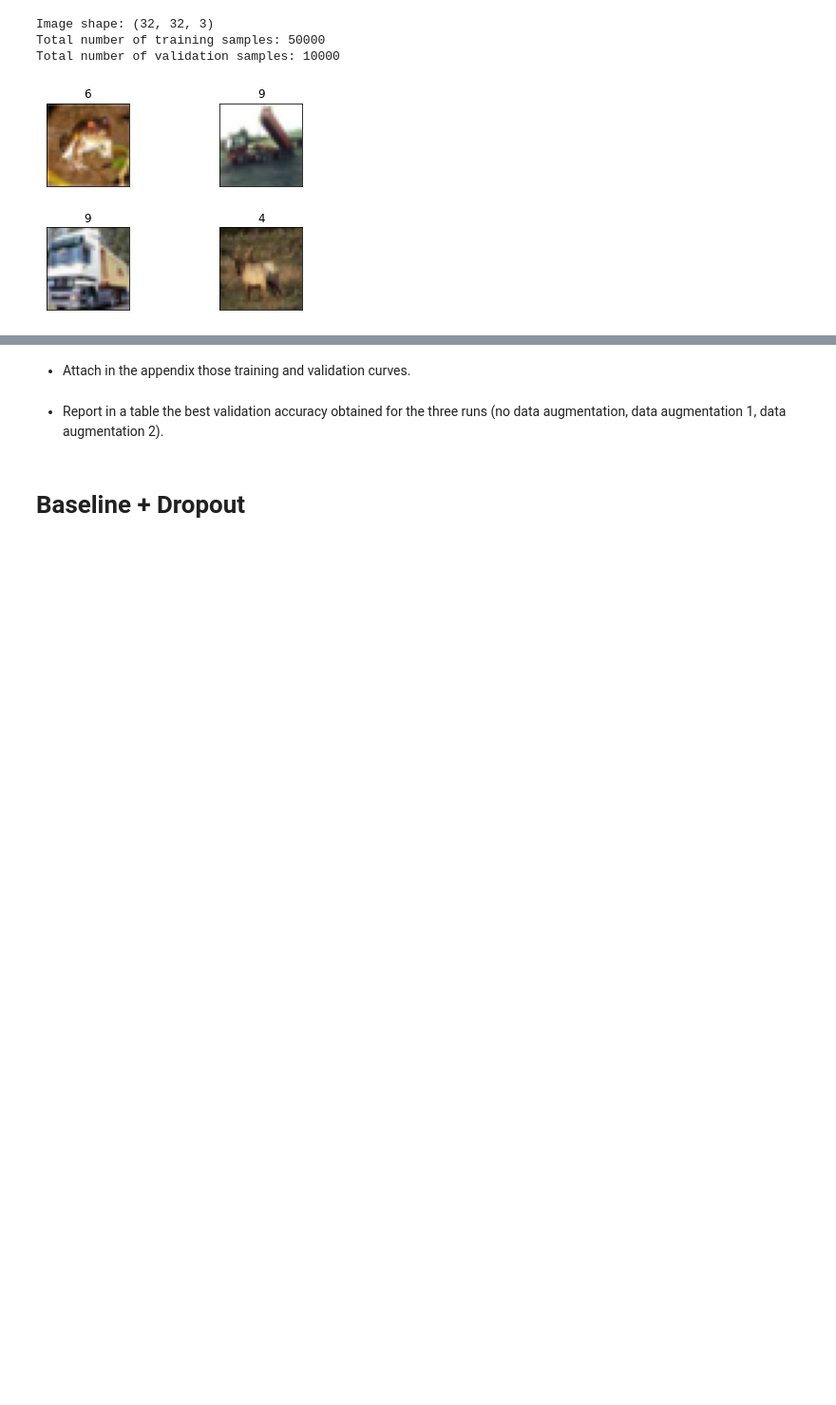
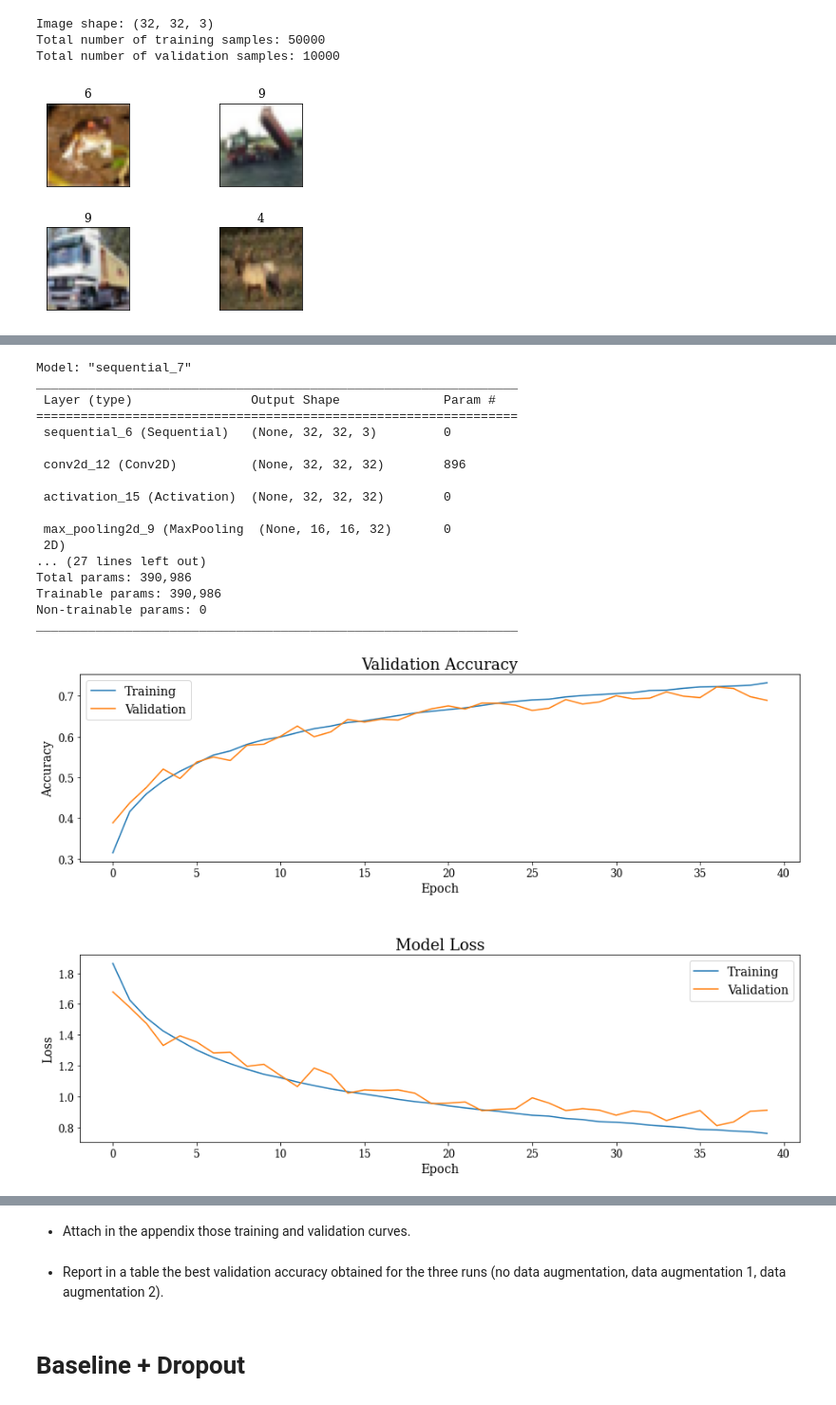
Before and after one commit to limited-fion/deep-learning-cw, a Jupyter notebook: 03_cw.ipynb, the cells around one changed output, grey strips where cells are left out. Shown at 95% size. Drawn from its saved outputs; the diff is of its cells as text; code cells hidden in the pictures; blank space fills up the shorter version.

```diff
--- a/03_cw.ipynb
+++ b/03_cw.ipynb
@@ -241,7 +328,9 @@ model.compile(loss='categorical_crossentropy',
               optimizer=opt,
               metrics=['accuracy'])
 # Use 40 epochs as default value to plot your curves
-history = model.fit(X_train_n, Y_train_class, epochs=40, validation_data=(X_test_n,Y_test_class))
+history_da2 = model.fit(X_train_n, Y_train_class, epochs=40, validation_data=(X_test_n,Y_test_class))
+
+model.save('/content/drive/MyDrive/dl-cw-03/dataAug/da2')
 # %% [output]
 Epoch 1/40
 WARNING:tensorflow:Using a while_loop for converting RngReadAndSkip cause there is no registered converter for this op.
@@ -284 +390,23 @@ KeyboardInterrupt: ignored
+# %%
+plot_history(history_da2, 'da2.png', metric='accuracy')
+model.summary()
+# %% [output]
+Model: "sequential_7"
+_________________________________________________________________
+ Layer (type)                Output Shape              Param #
+=================================================================
+ sequential_6 (Sequential)   (None, 32, 32, 3)         0
+
+ conv2d_12 (Conv2D)          (None, 32, 32, 32)        896
+
+ activation_15 (Activation)  (None, 32, 32, 32)        0
+
+ max_pooling2d_9 (MaxPooling  (None, 16, 16, 32)       0
+ 2D)
+... (27 lines left out)
+Total params: 390,986
+Trainable params: 390,986
+Non-trainable params: 0
+_________________________________________________________________
+[figure, added]
 # %% [markdown]
```
Also changed, not shown: parts of 29 cells of this notebook.
